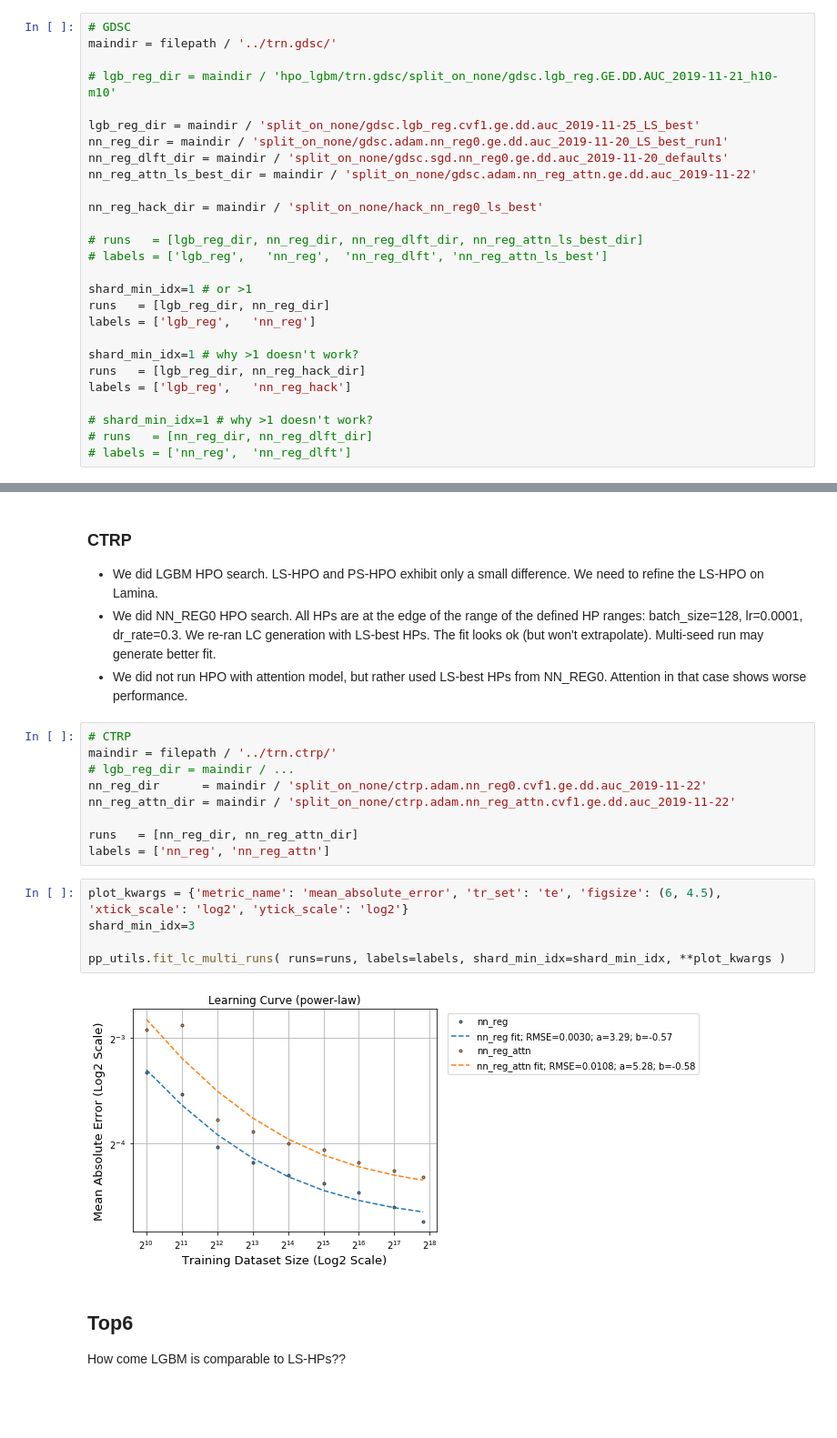
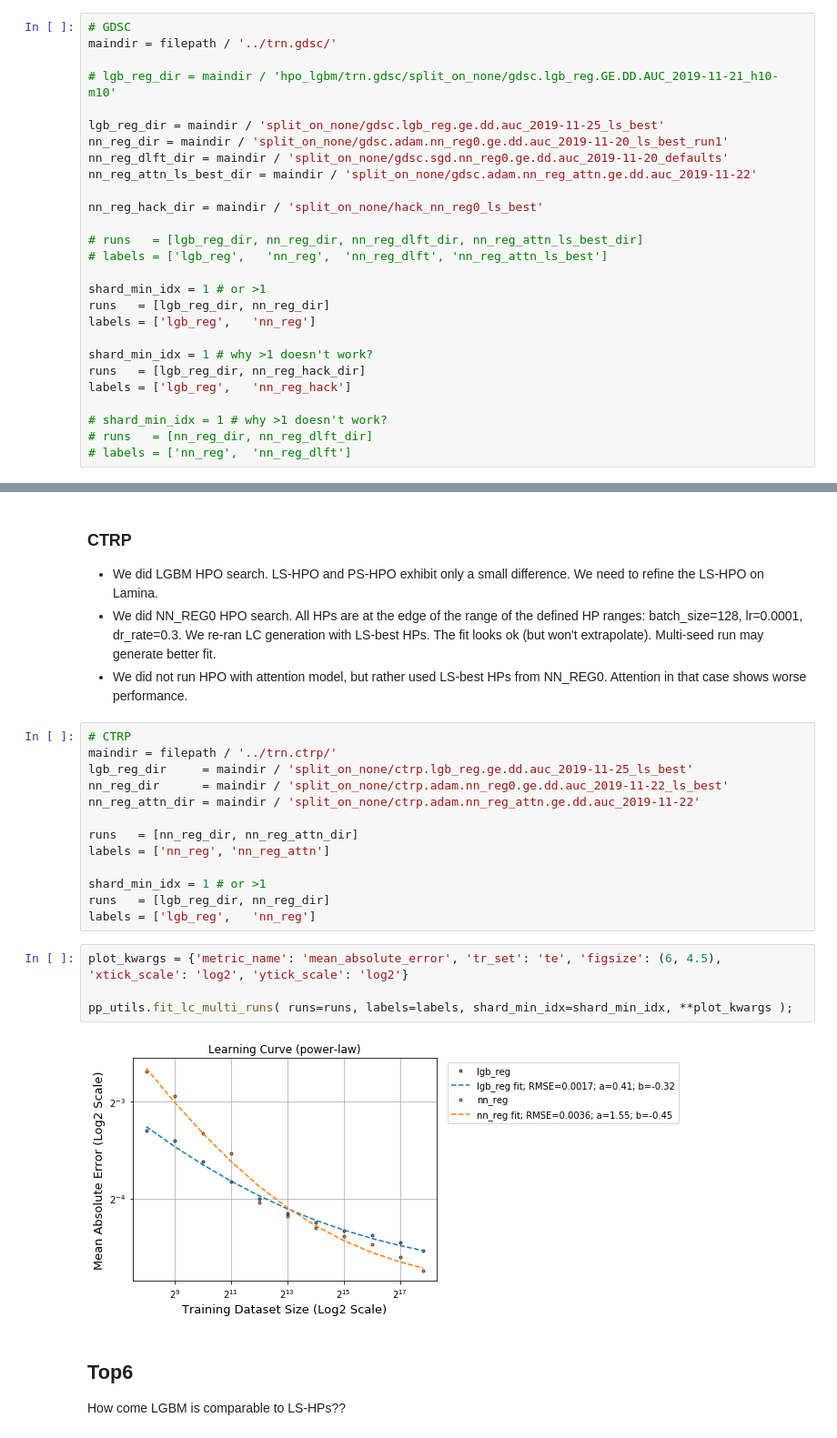
Before and after one commit to adpartin/LearningCurves, a Jupyter notebook: notebooks/03_compare_models.ipynb, the cells around one changed output, grey strips where cells are left out. Shown at 91% size. Saved outputs shown, nothing was run; the diff lists cells and outputs as text; blank space fills up the shorter version.

```diff
--- a/notebooks/03_compare_models.ipynb
+++ b/notebooks/03_compare_models.ipynb
@@ -74,8 +74,8 @@ maindir = filepath / '../trn.gdsc/'
 
 # lgb_reg_dir = maindir / 'hpo_lgbm/trn.gdsc/split_on_none/gdsc.lgb_reg.GE.DD.AUC_2019-11-21_h10-m10'
 
-lgb_reg_dir = maindir / 'split_on_none/gdsc.lgb_reg.cvf1.ge.dd.auc_2019-11-25_LS_best'
-nn_reg_dir = maindir / 'split_on_none/gdsc.adam.nn_reg0.ge.dd.auc_2019-11-20_LS_best_run1'
+lgb_reg_dir = maindir / 'split_on_none/gdsc.lgb_reg.ge.dd.auc_2019-11-25_ls_best'
+nn_reg_dir = maindir / 'split_on_none/gdsc.adam.nn_reg0.ge.dd.auc_2019-11-20_ls_best_run1'
 nn_reg_dlft_dir = maindir / 'split_on_none/gdsc.sgd.nn_reg0.ge.dd.auc_2019-11-20_defaults'
 nn_reg_attn_ls_best_dir = maindir / 'split_on_none/gdsc.adam.nn_reg_attn.ge.dd.auc_2019-11-22'
 
@@ -84,15 +84,15 @@ nn_reg_hack_dir = maindir / 'split_on_none/hack_nn_reg0_ls_best'
 # runs   = [lgb_reg_dir, nn_reg_dir, nn_reg_dlft_dir, nn_reg_attn_ls_best_dir]
 # labels = ['lgb_reg',   'nn_reg',  'nn_reg_dlft', 'nn_reg_attn_ls_best']
 
-shard_min_idx=1 # or >1
+shard_min_idx = 1 # or >1
 runs   = [lgb_reg_dir, nn_reg_dir]
 labels = ['lgb_reg',   'nn_reg']
 
-shard_min_idx=1 # why >1 doesn't work?
+shard_min_idx = 1 # why >1 doesn't work?
 runs   = [lgb_reg_dir, nn_reg_hack_dir]
 labels = ['lgb_reg',   'nn_reg_hack']
 
-# shard_min_idx=1 # why >1 doesn't work?
+# shard_min_idx = 1 # why >1 doesn't work?
 # runs   = [nn_reg_dir, nn_reg_dlft_dir]
 # labels = ['nn_reg',  'nn_reg_dlft']
 # %%
@@ -113,19 +113,22 @@ ax = pp_utils.fit_lc_multi_runs( runs=runs, labels=labels, shard_min_idx=shard_m
 # %%
 # CTRP
 maindir = filepath / '../trn.ctrp/'
-# lgb_reg_dir = maindir / ...
-nn_reg_dir      = maindir / 'split_on_none/ctrp.adam.nn_reg0.cvf1.ge.dd.auc_2019-11-22'
-nn_reg_attn_dir = maindir / 'split_on_none/ctrp.adam.nn_reg_attn.cvf1.ge.dd.auc_2019-11-22'
+lgb_reg_dir     = maindir / 'split_on_none/ctrp.lgb_reg.ge.dd.auc_2019-11-25_ls_best'
+nn_reg_dir      = maindir / 'split_on_none/ctrp.adam.nn_reg0.ge.dd.auc_2019-11-22_ls_best'
+nn_reg_attn_dir = maindir / 'split_on_none/ctrp.adam.nn_reg_attn.ge.dd.auc_2019-11-22'
 
 runs   = [nn_reg_dir, nn_reg_attn_dir]
 labels = ['nn_reg', 'nn_reg_attn']
+
+shard_min_idx = 1 # or >1
+runs   = [lgb_reg_dir, nn_reg_dir]
+labels = ['lgb_reg',   'nn_reg']
 # %%
 plot_kwargs = {'metric_name': 'mean_absolute_error', 'tr_set': 'te', 'figsize': (6, 4.5), 'xtick_scale': 'log2', 'ytick_scale': 'log2'}
-shard_min_idx=3
 
-pp_utils.fit_lc_multi_runs( runs=runs, labels=labels, shard_min_idx=shard_min_idx, **plot_kwargs )
+pp_utils.fit_lc_multi_runs( runs=runs, labels=labels, shard_min_idx=shard_min_idx, **plot_kwargs );
 # %% [output]
-[figure, old version]
+[figure, new version]
 # %% [markdown]
 ## Top6
 
```
Also changed, not shown: parts of 3 cells of this notebook, 3 other files.
